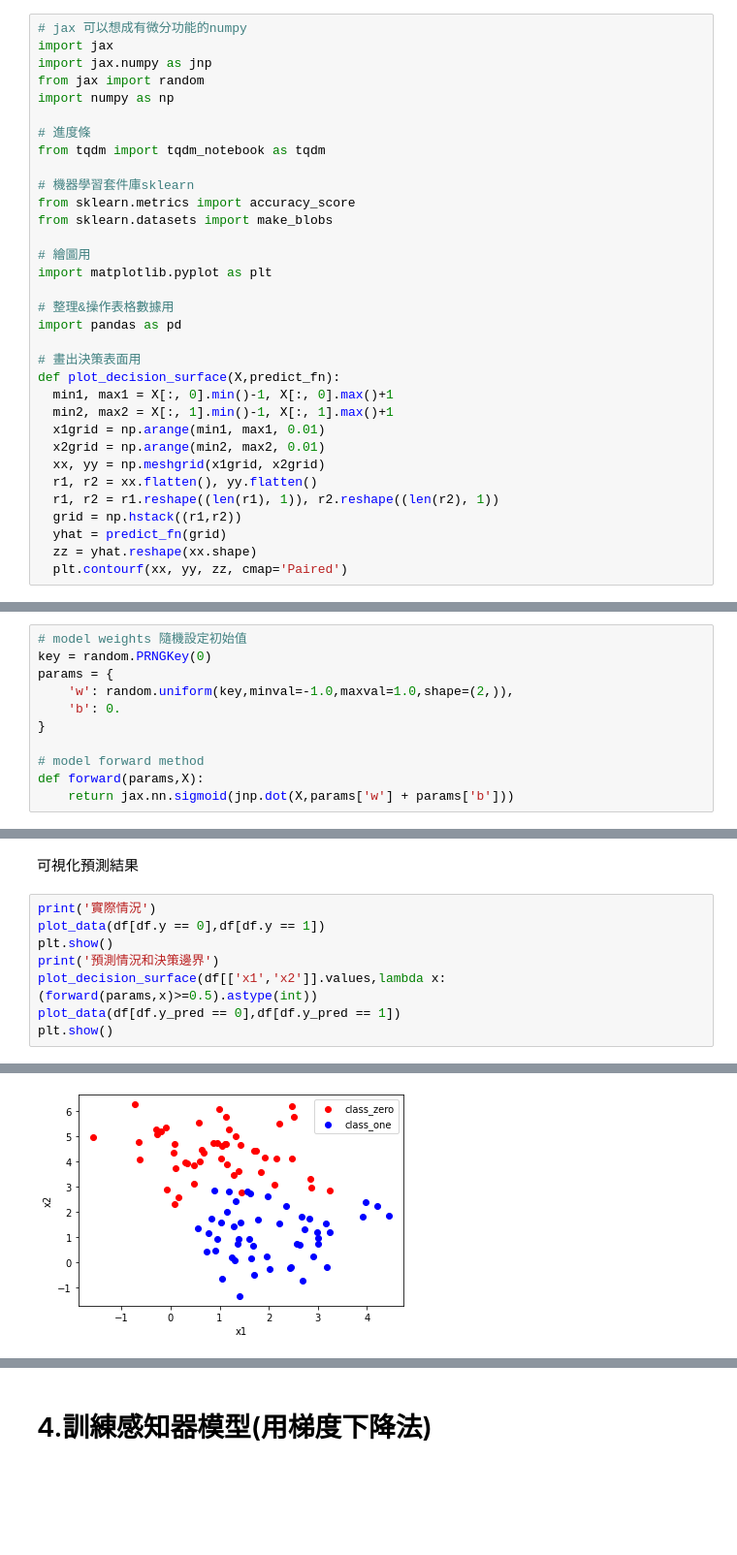
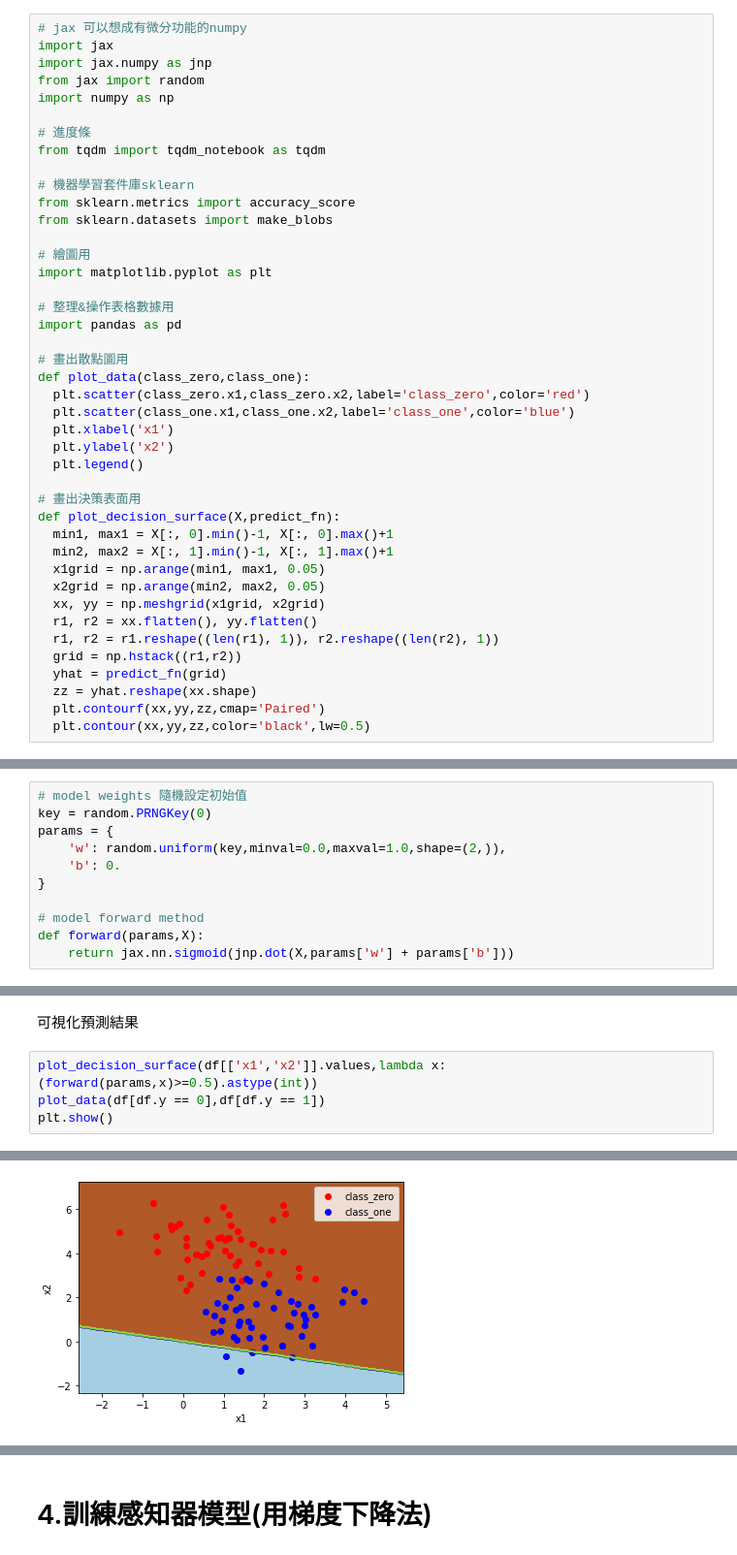
Before and after one commit to skywalker0803r/teaching_material, a Jupyter notebook: Perceptron.ipynb, the cells around one changed output, grey strips where cells are left out. Shown at 97% size. Drawn from its saved outputs; the diff is of its cells as text; blank space fills up the shorter version.

```diff
--- a/Perceptron.ipynb
+++ b/Perceptron.ipynb
@@ -50,19 +50,28 @@ import matplotlib.pyplot as plt
 # 整理&操作表格數據用
 import pandas as pd
 
+# 畫出散點圖用
+def plot_data(class_zero,class_one):
+  plt.scatter(class_zero.x1,class_zero.x2,label='class_zero',color='red')
+  plt.scatter(class_one.x1,class_one.x2,label='class_one',color='blue')
+  plt.xlabel('x1')
+  plt.ylabel('x2')
+  plt.legend()
+
 # 畫出決策表面用
 def plot_decision_surface(X,predict_fn):
   min1, max1 = X[:, 0].min()-1, X[:, 0].max()+1
   min2, max2 = X[:, 1].min()-1, X[:, 1].max()+1
-  x1grid = np.arange(min1, max1, 0.01)
-  x2grid = np.arange(min2, max2, 0.01)
+  x1grid = np.arange(min1, max1, 0.05)
+  x2grid = np.arange(min2, max2, 0.05)
   xx, yy = np.meshgrid(x1grid, x2grid)
   r1, r2 = xx.flatten(), yy.flatten()
   r1, r2 = r1.reshape((len(r1), 1)), r2.reshape((len(r2), 1))
   grid = np.hstack((r1,r2))
   yhat = predict_fn(grid)
   zz = yhat.reshape(xx.shape)
-  plt.contourf(xx, yy, zz, cmap='Paired')
+  plt.contourf(xx,yy,zz,cmap='Paired')
+  plt.contour(xx,yy,zz,color='black',lw=0.5)
 # %% [markdown]
 # 2.製作數據
 # %% [markdown]
@@ -101,7 +104,7 @@ plot_data(df[df.y == 0],df[df.y == 1])
 # model weights 隨機設定初始值
 key = random.PRNGKey(0)
 params = {
-    'w': random.uniform(key,minval=-1.0,maxval=1.0,shape=(2,)),
+    'w': random.uniform(key,minval=0.0,maxval=1.0,shape=(2,)),
     'b': 0.
 }
 
@@ -160,11 +163,7 @@ accuracy_score(df['y'].values,df['y_pred'].values)
 # %% [markdown]
 可視化預測結果
 # %%
-print('實際情況')
+plot_decision_surface(df[['x1','x2']].values,lambda x:(forward(params,x)>=0.5).astype(int))
 plot_data(df[df.y == 0],df[df.y == 1])
 plt.show()
-print('預測情況和決策邊界')
-plot_decision_surface(df[['x1','x2']].values,lambda x:(forward(params,x)>=0.5).astype(int))
-plot_data(df[df.y_pred == 0],df[df.y_pred == 1])
-plt.show()
 # %% [output]
@@ -172 +170 @@ plt.show()
-[figure, old version]
+[figure, new version]
```
Also changed, not shown: parts of 13 cells of this notebook.
